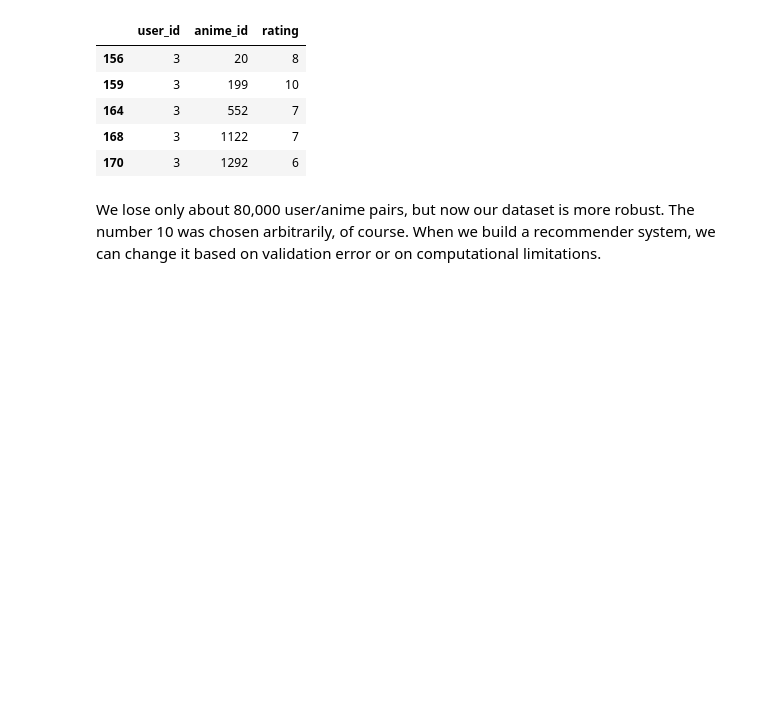
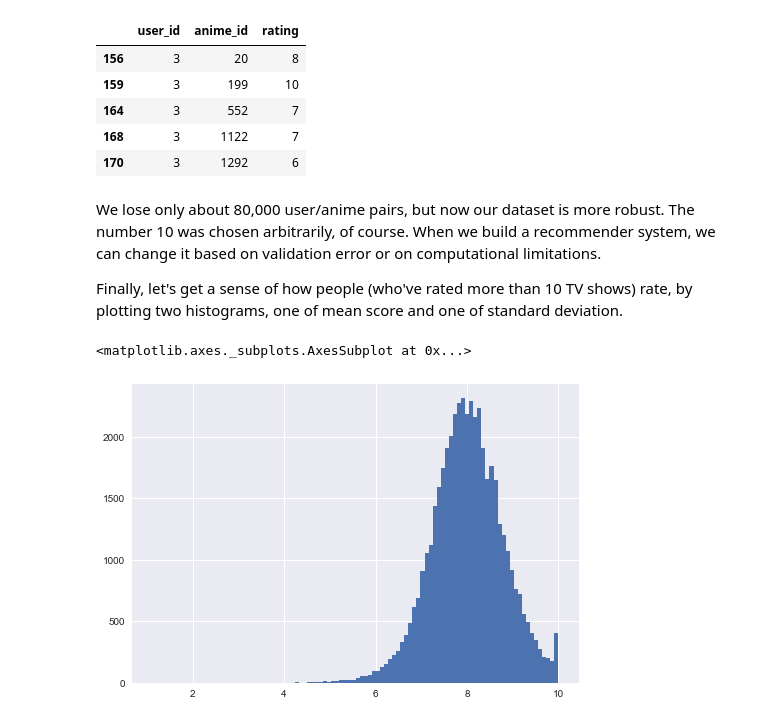
Before and after one commit to vishaalprasad/AnimeRecommendation, a Jupyter notebook: exploration.ipynb, the cells around one changed output. Saved outputs shown, nothing was run; the diff lists cells and outputs as text; code cells hidden in the pictures; blank space fills up the shorter version.

```diff
--- a/exploration.ipynb
+++ b/exploration.ipynb
@@ -106,3 +106,23 @@ for i in range(len(genres2.columns)):
     all_genres += map(lambda s: str(s).strip(), list(genres2[i].unique()))
 all_genres = list(np.unique(all_genres))
 all_genres.remove('nan')
+# %%
+import plotly.plotly as py
+import plotly.graph_objs as go
+
+data = [];
+
+for genre in all_genres:
+    ratings = anime.rating[(genres2[0:] == genre).any(axis=1)]
+    data.append( go.Histogram(
+        x=ratings,
+        histnorm='probability density',
+        opacity=0.40,
+        name=genre,
+    ))
+
+
+layout = go.Layout(barmode='overlay')
+fig = go.Figure(data=data, layout=layout)
+
+py.iplot(fig, filename='anime comparison')
@@ -162,3 +192,10 @@ users.head()
 | 170 | 3 | 1292 | 6 |
 # %% [markdown]
 We lose only about 80,000 user/anime pairs, but now our dataset is more robust. The number 10 was chosen arbitrarily, of course. When we build a recommender system, we can change it based on validation error or on computational limitations.
+
+Finally, let's get a sense of how people (who've rated more than 10 TV shows) rate, by plotting two histograms, one of mean score and one of standard deviation.
+# %%
+users.groupby('user_id')['rating'].agg(pd.np.mean).hist(bins=100)
+# %% [output]
+<matplotlib.axes._subplots.AxesSubplot at 0x...>
+[figure, added]
```
Also changed, not shown: parts of 5 cells of this notebook.
